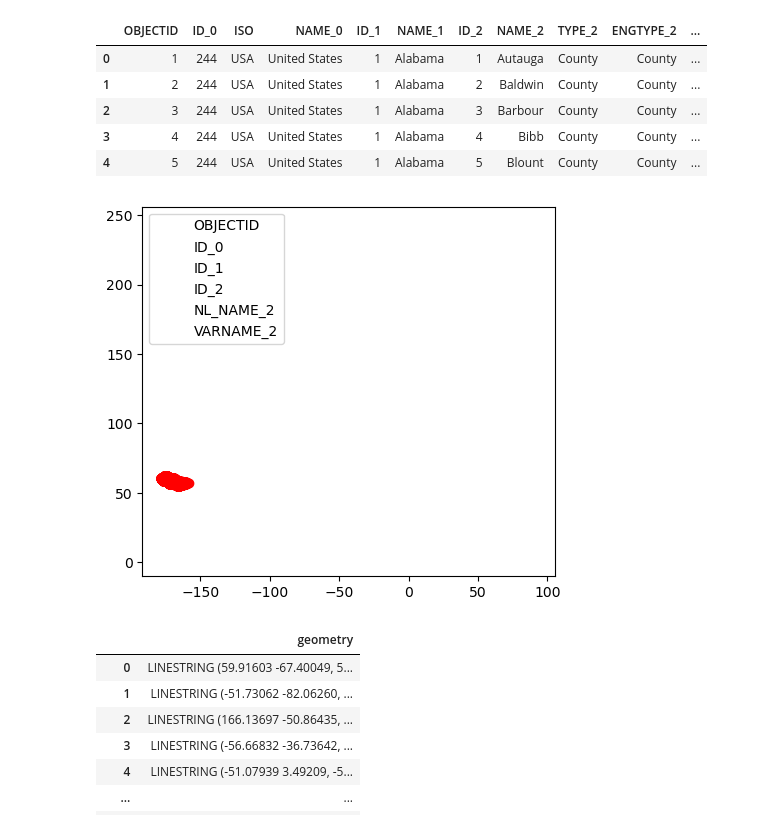
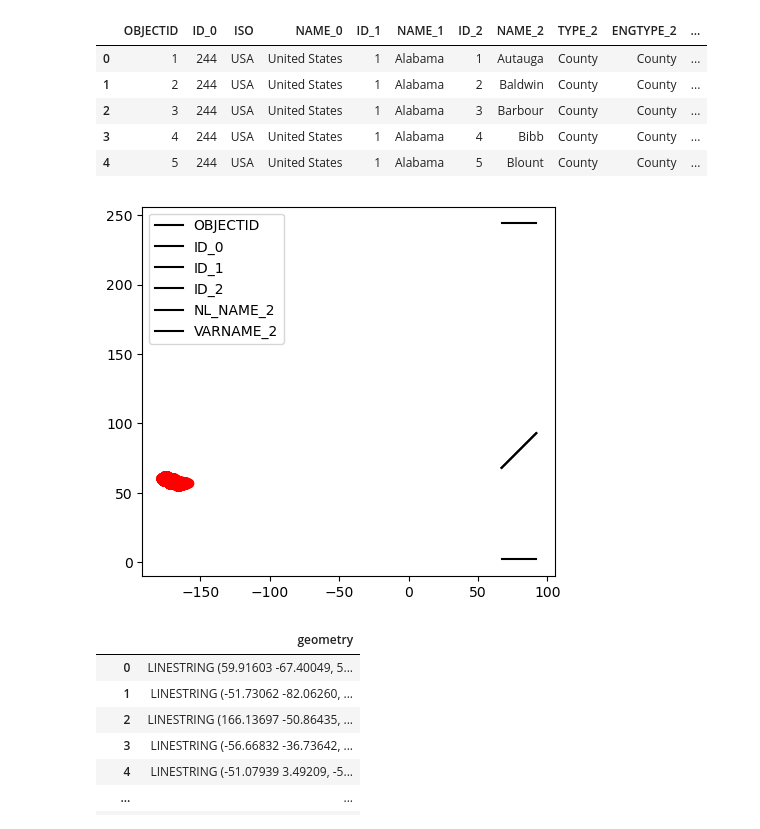
Before and after one commit to Bartholomew-Taylor/snow_crab, a Jupyter notebook: snow_crabs.ipynb, the cells around one changed output. Saved outputs shown, nothing was run; the diff lists cells and outputs as text; code cells hidden in the pictures.

```diff
--- a/snow_crabs.ipynb
+++ b/snow_crabs.ipynb
@@ -134,11 +134,11 @@ adm2.head()
 | 3 | 4 | 244 | USA | United States | 1 | Alabama | 4 | Bibb | County | County | ... |
 | 4 | 5 | 244 | USA | United States | 1 | Alabama | 5 | Blount | County | County | ... |
 # %%
-ax = adm2[adm2.NAME_1 == 'Alaska'].plot(color = 'white')
+ax = adm2[adm2.NAME_1 == 'Alaska'].plot(color = 'black')
 gdf.plot(ax = ax, color = 'red')
 plt.show()
 # %% [output]
-[figure, old version]
+[figure, new version]
 # %%
 coast_data = gp.read_file(r'ne_10m_coastline.shp')
 coast_data
```
Also changed, not shown: parts of 23 cells of this notebook, 2 other files.
